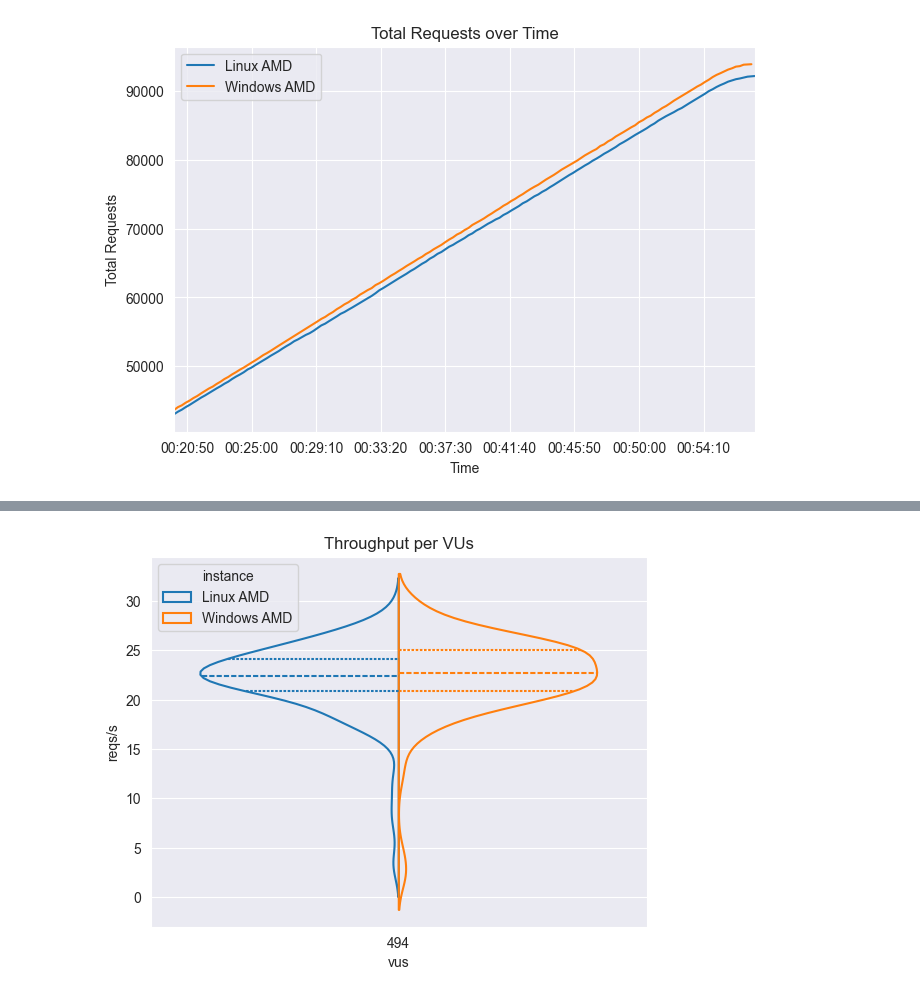
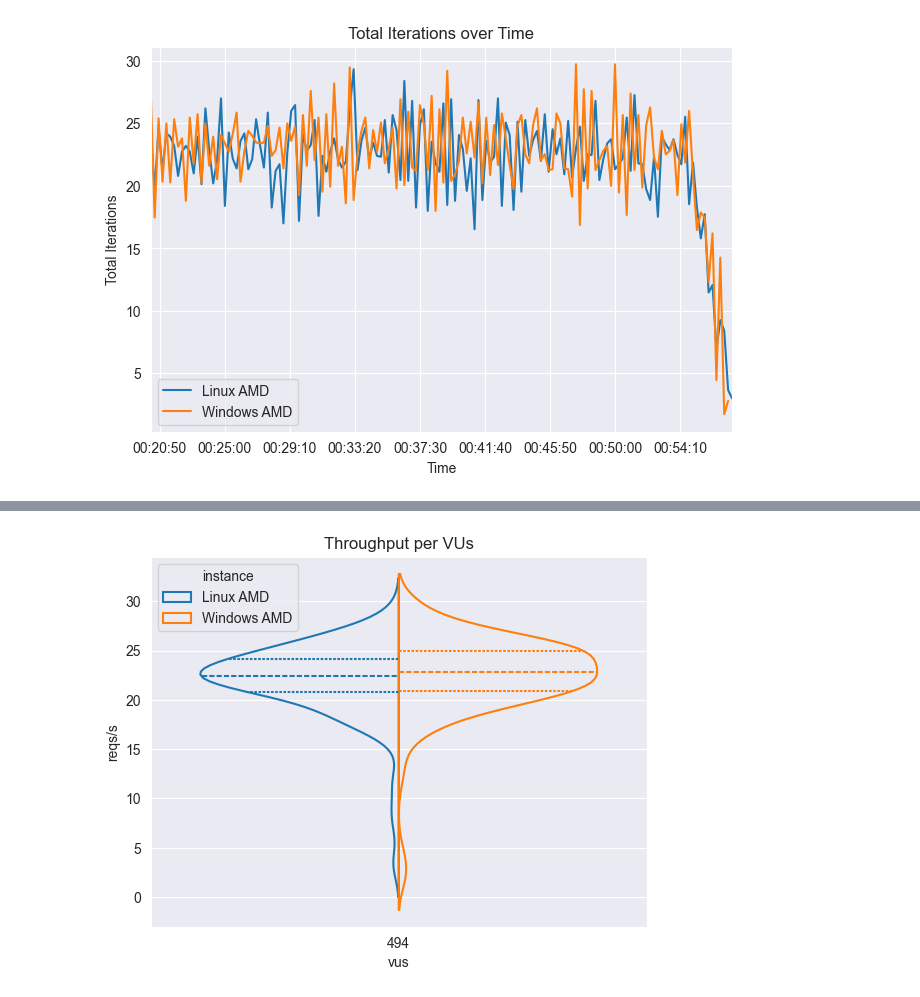
Before and after one commit to epicor-yasuomaidana/metrics-analysis, a Jupyter notebook: Quick Comparison.ipynb, the cells around one changed output, grey strips where cells are left out. Saved outputs shown, nothing was run; the diff lists cells and outputs as text; code cells hidden in the pictures.

```diff
--- a/Quick Comparison.ipynb
+++ b/Quick Comparison.ipynb
@@ -117,9 +146,4 @@ Text(0, 0.5, 'Requests per Second (reqs/s)')
-# %%
-fig, ax = plt.subplots(figsize=(7.5, 5))
-for name, group in framed.groupby("instance"):
-    group.plot(use_index=True, y="total", label=name, ax=ax)
-plt.title('Total Requests over Time')
-plt.ylabel('Total Requests')
-plt.show()
-# %% [output]
-[figure, removed]
+# %%
+plot_over_time(framed, "total_rate", 'Total Iterations over Time', 'Total Iterations')
+# %% [output]
+[figure, added]
```
Also changed, not shown: parts of 27 cells of this notebook.
